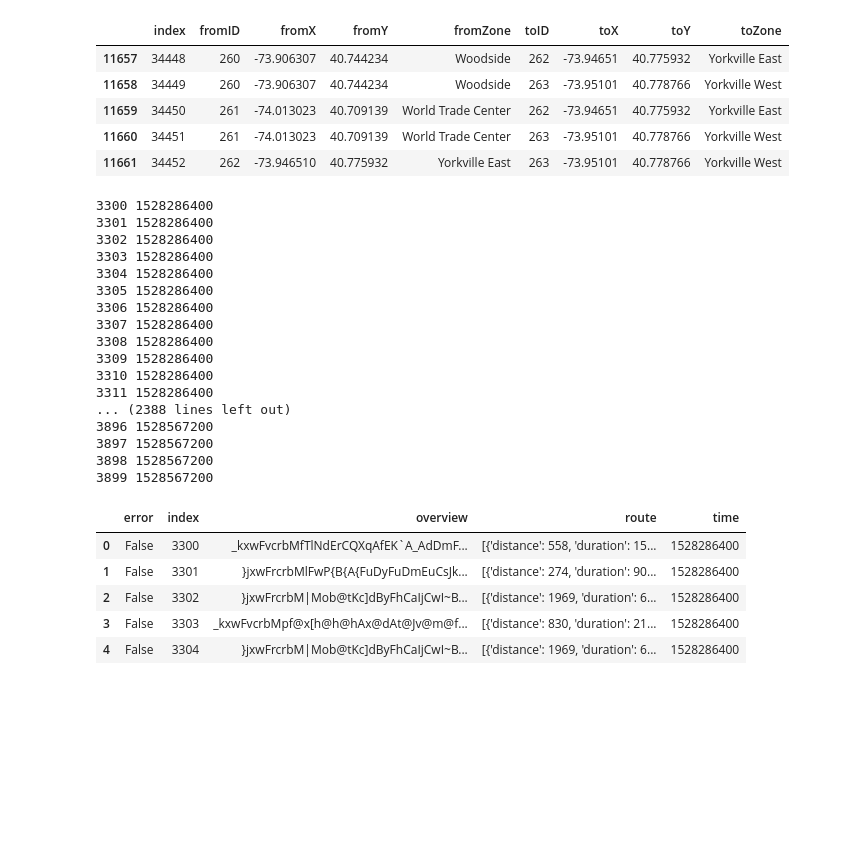
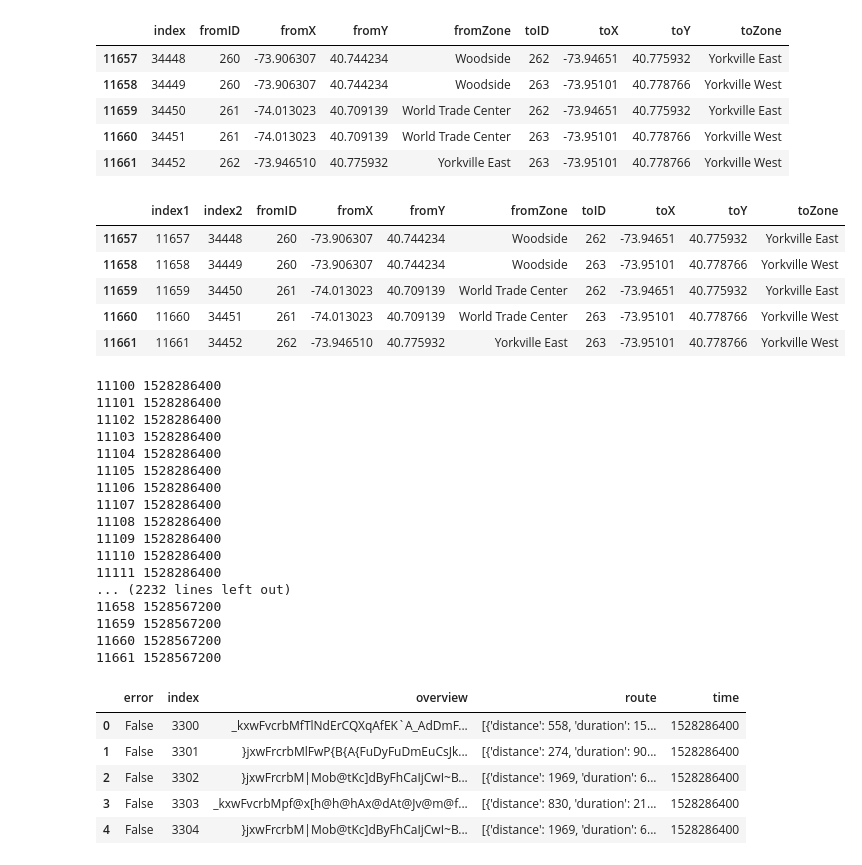
Before and after one commit to zhik/taxi_hack, a Jupyter notebook: getRoutes.ipynb, the cells around one changed output. Cells and saved outputs as stored; diff of their text form; code cells hidden in the pictures; blank space fills up the shorter version.

```diff
--- a/getRoutes.ipynb
+++ b/getRoutes.ipynb
@@ -64,6 +59,16 @@ congestionDistanceMatrix.tail()
 | 11659 | 34450 | 261 | -74.013023 | 40.709139 | World Trade Center | 262 | -73.94651 | 40.775932 | Yorkville East |
 | 11660 | 34451 | 261 | -74.013023 | 40.709139 | World Trade Center | 263 | -73.95101 | 40.778766 | Yorkville West |
 | 11661 | 34452 | 262 | -73.946510 | 40.775932 | Yorkville East | 263 | -73.95101 | 40.778766 | Yorkville West |
+# %%
+congestionDistanceMatrix = pd.read_csv('congestionDistanceMatrix.csv')
+congestionDistanceMatrix.tail()
+# %% [output]
+|  | index1 | index2 | fromID | fromX | fromY | fromZone | toID | toX | toY | toZone |
+| 11657 | 11657 | 34448 | 260 | -73.906307 | 40.744234 | Woodside | 262 | -73.94651 | 40.775932 | Yorkville East |
+| 11658 | 11658 | 34449 | 260 | -73.906307 | 40.744234 | Woodside | 263 | -73.95101 | 40.778766 | Yorkville West |
+| 11659 | 11659 | 34450 | 261 | -74.013023 | 40.709139 | World Trade Center | 262 | -73.94651 | 40.775932 | Yorkville East |
+| 11660 | 11660 | 34451 | 261 | -74.013023 | 40.709139 | World Trade Center | 263 | -73.95101 | 40.778766 | Yorkville West |
+| 11661 | 11661 | 34452 | 262 | -73.946510 | 40.775932 | Yorkville East | 263 | -73.95101 | 40.778766 | Yorkville West |
 # %%
 #setup time buckets
 timeBuckets = [1528286400, 1528308000, 1528322400, 1528567200]
@@ -72,7 +78,7 @@ key = 'AIzaSyCBf5tnXutXDv6eOELMTyzb5qVXseGpXlI'
 #split into chunks so it won't go over the 2500 limit (api resets at 3am)
 routes = []
 for departure_time in timeBuckets:
-    for index, row in congestionDistanceMatrix[3300:3900].iterrows():
+    for index, row in congestionDistanceMatrix[11100:].iterrows():
         origin = str(row['fromY']) + ', ' + str(row['fromX'])
         destination = str(row['toY']) + ', ' + str(row['toX'])
         url = f"https://maps.googleapis.com/maps/api/directions/json?origin={origin}&destination={destination}&key={key}&departure_time={departure_time}"
@@ -107,11 +113,11 @@ for departure_time in timeBuckets:
             print(index, departure_time)
             if index % 100 == 0:
                 #save
-                pickle.dump( routes, open( "routes3300_3900.p", "wb" ) )
+                pickle.dump( routes, open( "routes11100.p", "wb" ) )
 
             else:
                 #sleep 1/100 of second
-                time.sleep(0.02)
+                time.sleep(0.01)
 
         else:
             print(f"error {index}, {departure_time}")
@@ -123,25 +129,25 @@ for departure_time in timeBuckets:
                 'time': departure_time,
                 'error': data['status']
             })
-pickle.dump( routes, open( "routes3300_3900.p", "wb" ) )
+pickle.dump( routes, open( "routes11100.p", "wb" ) )
 # %% [output]
-3300 1528286400
-3301 1528286400
-3302 1528286400
-3303 1528286400
-3304 1528286400
-3305 1528286400
-3306 1528286400
-3307 1528286400
-3308 1528286400
-3309 1528286400
-3310 1528286400
-3311 1528286400
-... (2388 lines left out)
-3896 1528567200
-3897 1528567200
-3898 1528567200
-3899 1528567200
+11100 1528286400
+11101 1528286400
+11102 1528286400
+11103 1528286400
+11104 1528286400
+11105 1528286400
+11106 1528286400
+11107 1528286400
+11108 1528286400
+11109 1528286400
+11110 1528286400
+11111 1528286400
+... (2232 lines left out)
+11658 1528567200
+11659 1528567200
+11660 1528567200
+11661 1528567200
 # %%
 pd.DataFrame(routes).head()
 # %% [output]
```
Also changed, not shown: parts of 2 cells of this notebook, 17 other files.
